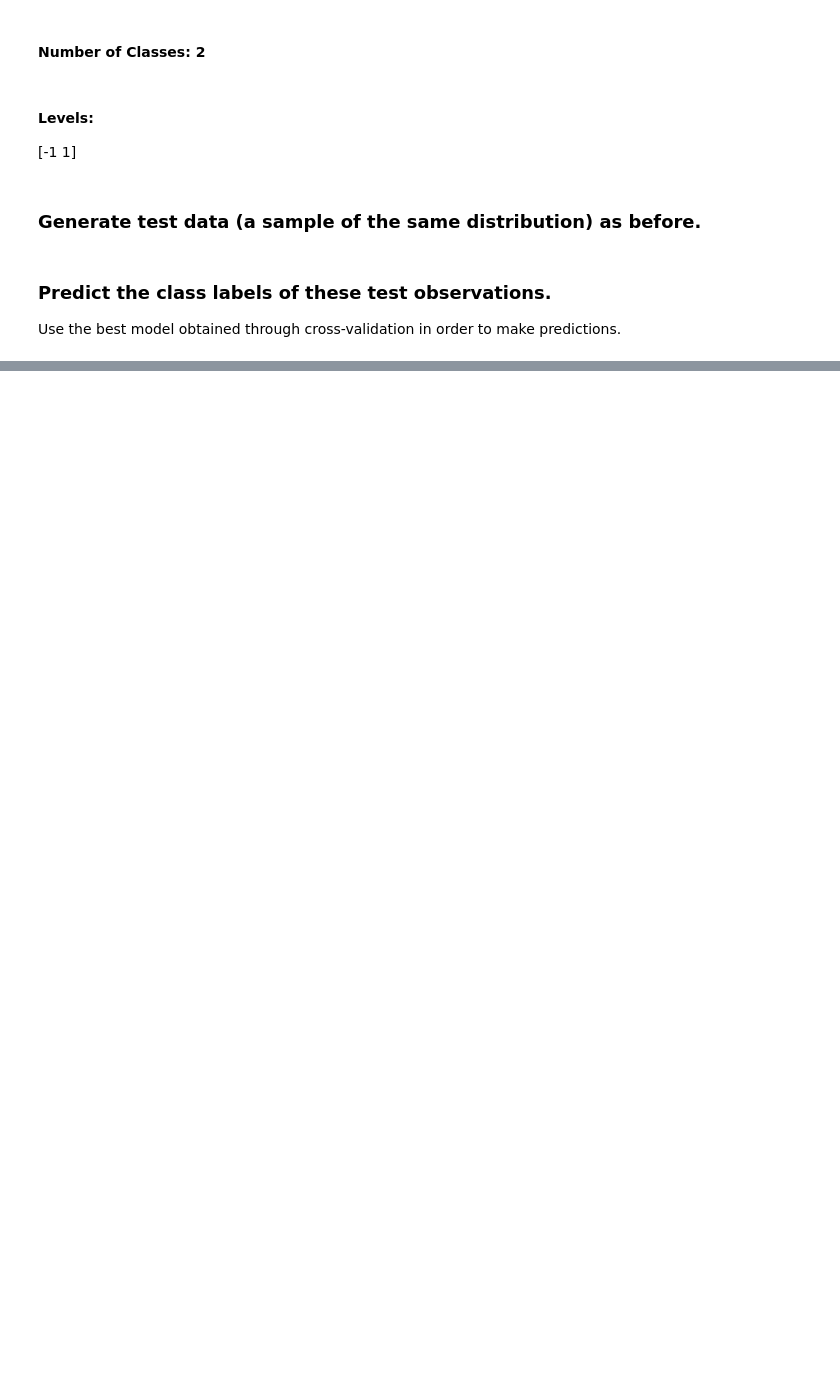
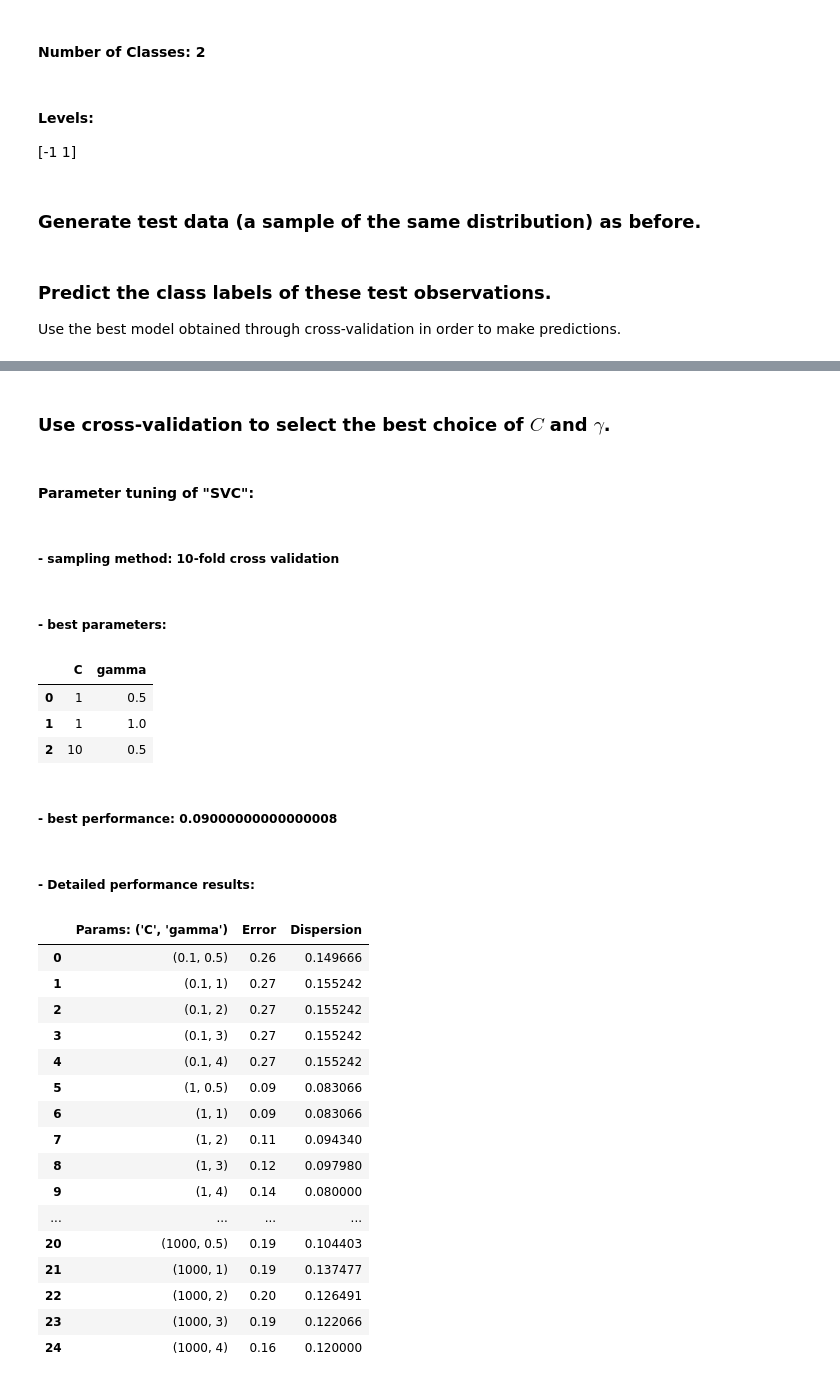
Before and after one commit to shevchenkobn/ml-practice, a Jupyter notebook: a7/a7.ipynb, the cells around one changed output, grey strips where cells are left out. Cells and saved outputs as stored; diff of their text form; code cells hidden in the pictures; blank space fills up the shorter version.

```diff
--- a/a7/a7.ipynb
+++ b/a7/a7.ipynb
@@ -369,0 +349,8 @@ I believe that additional experiments with `SVC` input parameters might improve
+# %%
+reset_random()
+x = random_state.normal(size=(200, 2))
+x[0:99] = x[0:99] + 2
+x[100:149] = x[100:149] - 2
+y = np.concatenate((np.repeat(-1, 150), np.repeat(1, 50)))
+df = make_svm_df(x, y)
+plot_scatter(x, default_colors[(3 - y) // 2 - 1])
@@ -369,0 +378,5 @@ I believe that additional experiments with `SVC` input parameters might improve
+# %%
+train_df = sample(df, 100)
+test_df = df.loc[df.index.difference(train_df.index)]
+svc_fit = fit_svc(*split_x_y(train_df), kernel='rbf', gamma=1, C=1)
+plot_svm(svc_fit, train_df, x_columns, y_column)
@@ -369,0 +386,38 @@ I believe that additional experiments with `SVC` input parameters might improve
+# %% [markdown]
+### Use cross-validation to select the best choice of $C$ and $γ$.
+# %%
+param_dict = {'C': (0.1, 1, 10, 100, 1000), 'gamma': (0.5, 1, 2, 3, 4)}
+param_names = tuple(param_dict.keys())
+
+cv_results = cv_svm(lambda **kwargs: fit_svc(kernel='rbf', **kwargs),
+                    param_dict, 10, train_df, split_x_y, 'Accuracy',
+                    accuracy_score)
+# %%
+cv_summary(cv_results, param_names, 'Accuracy')
+# %% [output]
+#### Parameter tuning of "SVC":
+##### - sampling method: 10-fold cross validation
+##### - best parameters:
+|  | C | gamma |
+| 0 | 1 | 0.5 |
+| 1 | 1 | 1.0 |
+| 2 | 10 | 0.5 |
+##### - best performance: 0.09000000000000008
+##### - Detailed performance results:
+|  | Params: ('C', 'gamma') | Error | Dispersion |
+| 0 | (0.1, 0.5) | 0.26 | 0.149666 |
+| 1 | (0.1, 1) | 0.27 | 0.155242 |
+| 2 | (0.1, 2) | 0.27 | 0.155242 |
+| 3 | (0.1, 3) | 0.27 | 0.155242 |
+| 4 | (0.1, 4) | 0.27 | 0.155242 |
+| 5 | (1, 0.5) | 0.09 | 0.083066 |
+| 6 | (1, 1) | 0.09 | 0.083066 |
+| 7 | (1, 2) | 0.11 | 0.094340 |
+| 8 | (1, 3) | 0.12 | 0.097980 |
+| 9 | (1, 4) | 0.14 | 0.080000 |
+| ... | ... | ... | ... |
+| 20 | (1000, 0.5) | 0.19 | 0.104403 |
+| 21 | (1000, 1) | 0.19 | 0.137477 |
+| 22 | (1000, 2) | 0.20 | 0.126491 |
+| 23 | (1000, 3) | 0.19 | 0.122066 |
+| 24 | (1000, 4) | 0.16 | 0.120000 |
```
Also changed, not shown: parts of 33 cells of this notebook.
